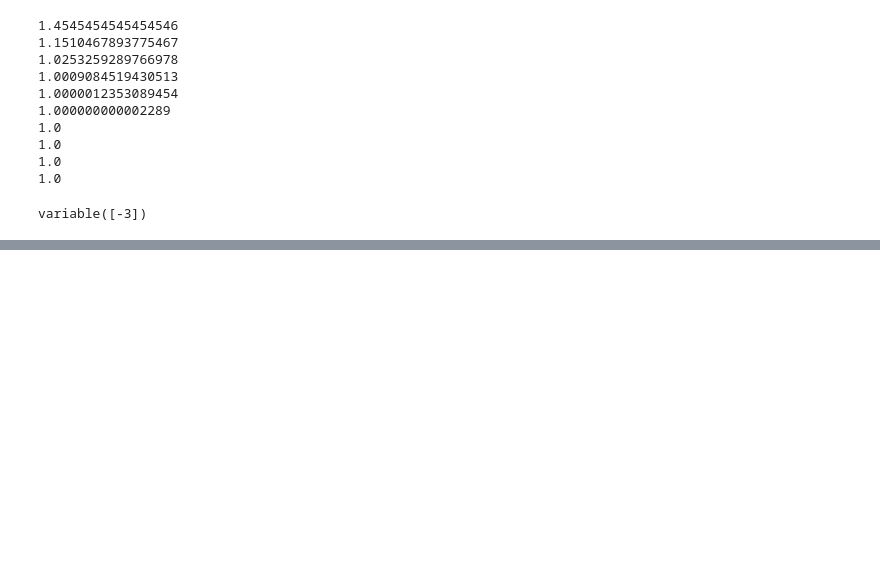
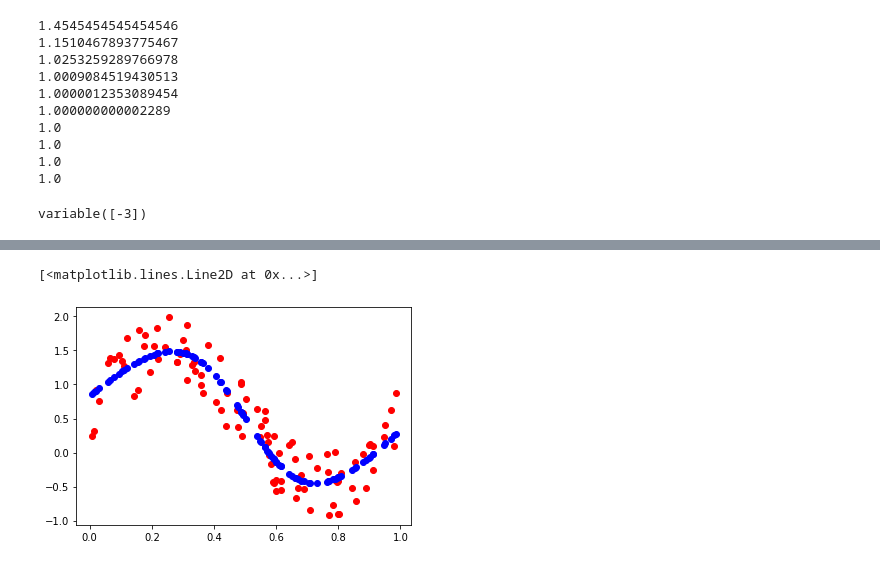
Before and after one commit to PSuHyeon/Simple_TensorFlow, a Jupyter notebook: test.ipynb, the cells around one changed output, grey strips where cells are left out. Drawn from its saved outputs; the diff is of its cells as text; code cells hidden in the pictures; blank space fills up the shorter version.

Commit message:
sin 함수에 대한, SGD를 사용한 model testing

```diff
--- a/test.ipynb
+++ b/test.ipynb
@@ -112,0 +208,27 @@ variable([-3])
+# %%
+import matplotlib.pyplot as plt
+x = np.random.rand(100, 1)
+y = np.sin(2 * np.pi * x) + np.random.rand(100, 1)
+plt.plot(x, y, "ro")
+model = MLP((10, 1))
+
+lr = 0.2
+iters = 10000
+for i in range(iters):
+  y_pred = model(x)
+  loss = mean_squared_error(y, y_pred)
+  model.cleargrads()
+  loss.backward()
+  # k = model.params()
+  # print(k)
+  for l in model.params():
+    # print(l.grad)
+    l.data -= lr * l.grad.data
+
+  # if (iters % 1000 == 0):
+  #   print(loss)
+
+plt.plot(x, model(x).data, "bo")
+# %% [output]
+[<matplotlib.lines.Line2D at 0x...>]
+[figure, added]
```
Also changed, not shown: parts of 5 cells of this notebook.
